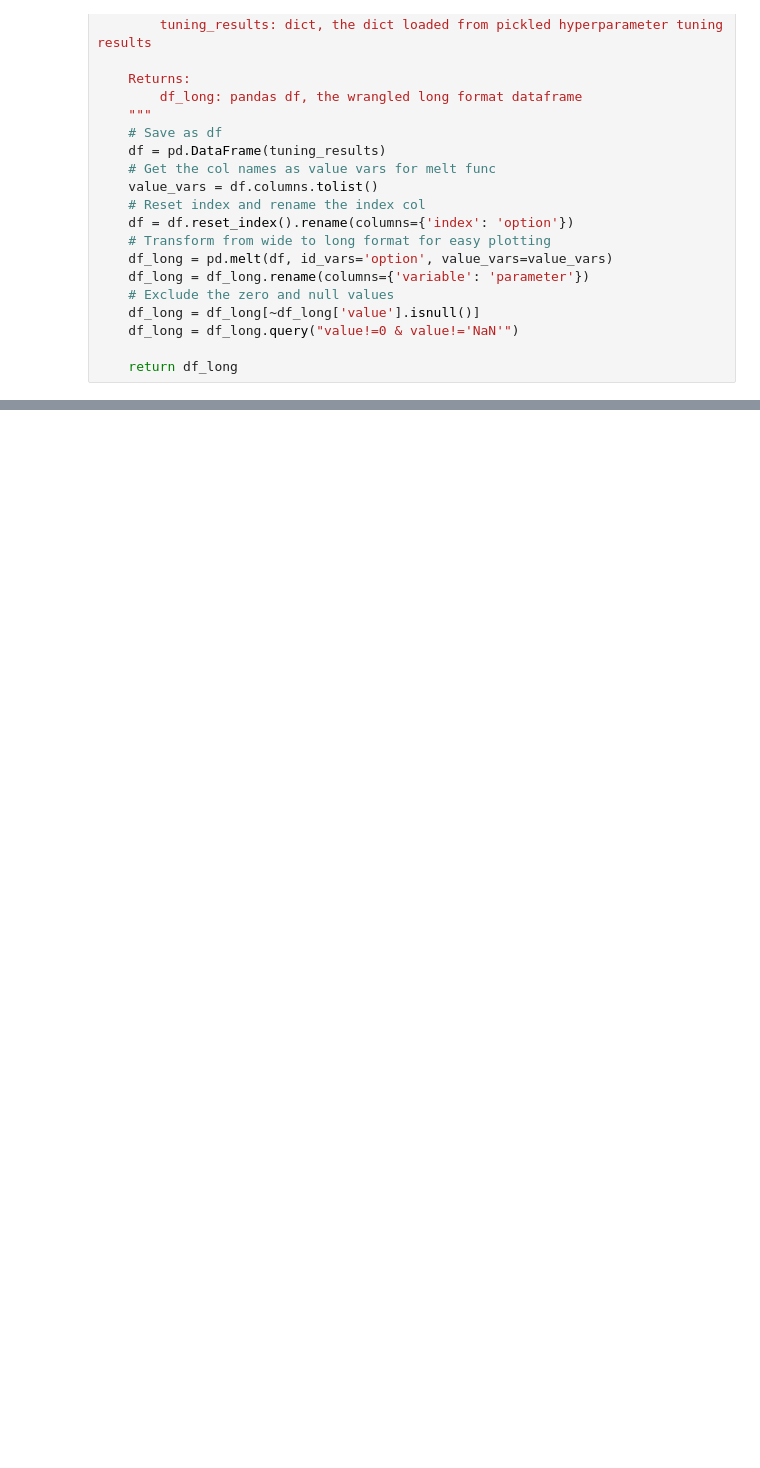
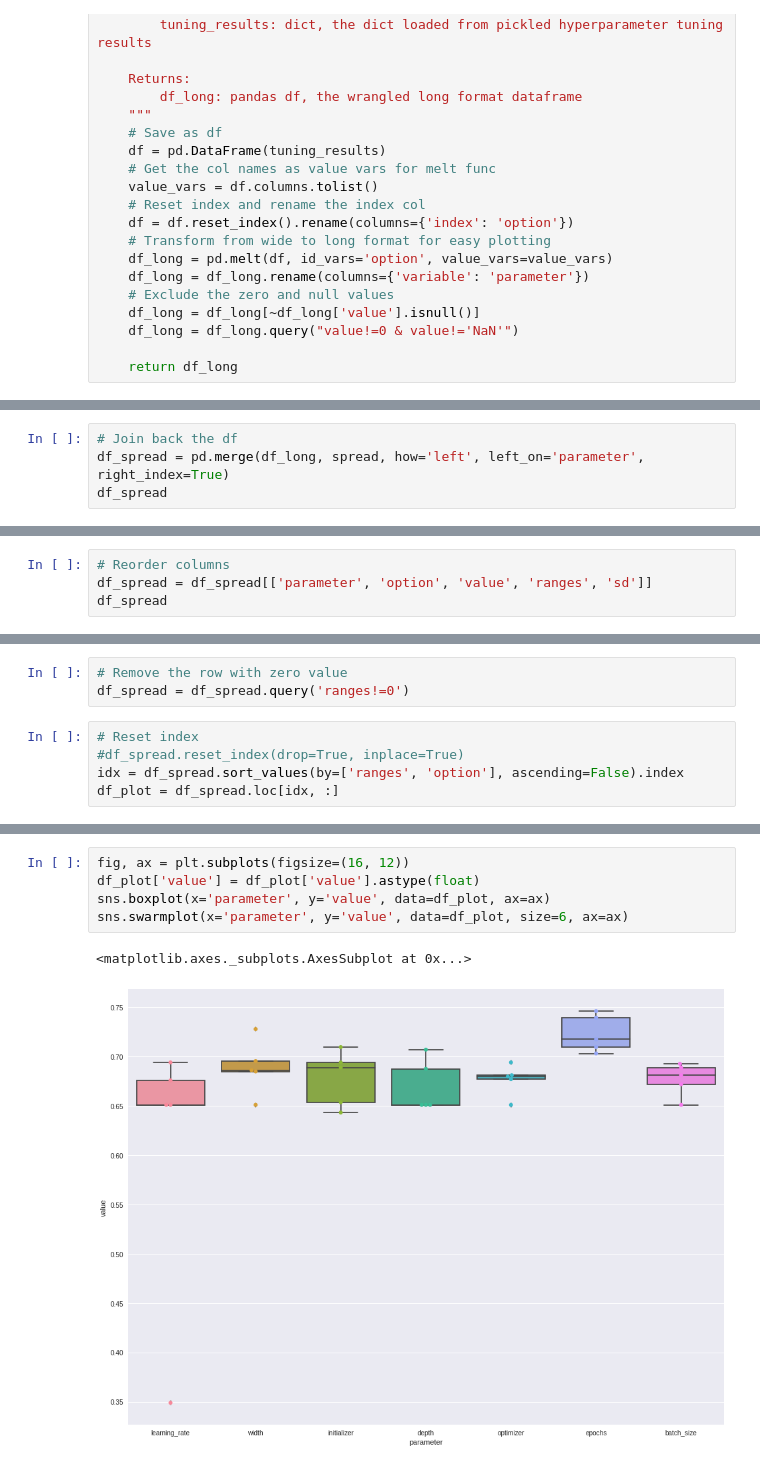
Before and after one commit to georgeliu1998/keras_model_tuning, a Jupyter notebook: keras.ipynb, the cells around one changed output, grey strips where cells are left out. Saved outputs shown, nothing was run; the diff lists cells and outputs as text; blank space fills up the shorter version.

Commit message:
Use seaborn to plot

```diff
--- a/keras.ipynb
+++ b/keras.ipynb
@@ -446,0 +388,4 @@ plt.show()
+# %%
+# Join back the df
+df_spread = pd.merge(df_long, spread, how='left', left_on='parameter', right_index=True)
+df_spread
@@ -446,0 +410,4 @@ plt.show()
+# %%
+# Reorder columns
+df_spread = df_spread[['parameter', 'option', 'value', 'ranges', 'sd']]
+df_spread
@@ -446,0 +432,8 @@ plt.show()
+# %%
+# Remove the row with zero value
+df_spread = df_spread.query('ranges!=0')
+# %%
+# Reset index
+#df_spread.reset_index(drop=True, inplace=True)
+idx = df_spread.sort_values(by=['ranges', 'option'], ascending=False).index
+df_plot = df_spread.loc[idx, :]
@@ -446,0 +460,8 @@ plt.show()
+# %%
+fig, ax = plt.subplots(figsize=(16, 12))
+df_plot['value'] = df_plot['value'].astype(float)
+sns.boxplot(x='parameter', y='value', data=df_plot, ax=ax)
+sns.swarmplot(x='parameter', y='value', data=df_plot, size=6, ax=ax)
+# %% [output]
+<matplotlib.axes._subplots.AxesSubplot at 0x...>
+[figure, added]
```
Also changed, not shown: parts of 20 cells of this notebook.
